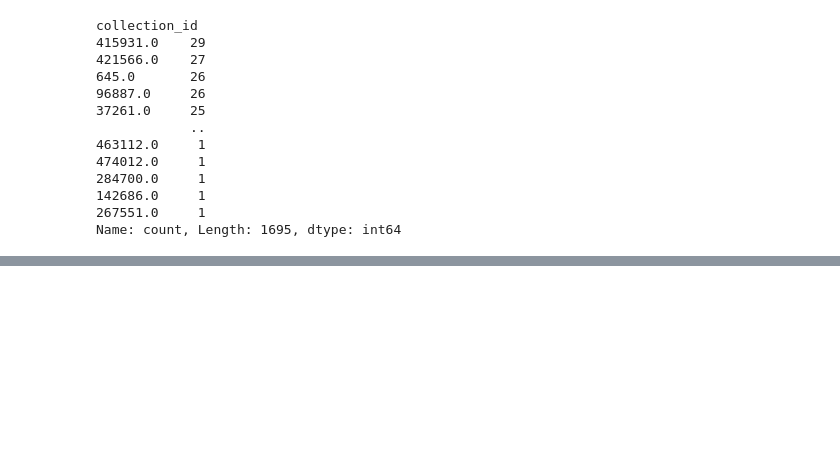
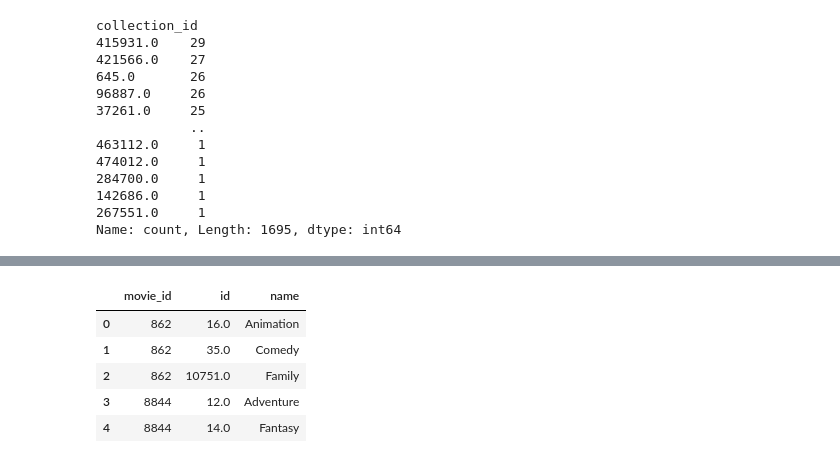
Before and after one commit to FranciscoHugoLezik/MLOps_Movies, a Jupyter notebook: notebooks/ETL.ipynb, the cells around one changed output, grey strips where cells are left out. Drawn from its saved outputs; the diff is of its cells as text; code cells hidden in the pictures; blank space fills up the shorter version.

Commit message:
Se agrega la extracción y transformación de la columna genres en el dataset movies, incluyendo desanidado y renombrado de columnas.

```diff
--- a/notebooks/ETL.ipynb
+++ b/notebooks/ETL.ipynb
@@ -196,0 +199,2 @@ Name: count, Length: 1695, dtype: int64
+# %%
+genres = movies_df[['id', 'genres']].copy()
@@ -196,0 +222,6 @@ Name: count, Length: 1695, dtype: int64
+# %%
+genres.rename(
+    columns={
+        'id': 'movie_id'
+    },
+    inplace=True)
@@ -196,0 +237,17 @@ Name: count, Length: 1695, dtype: int64
+# %%
+genres['genres'] = genres['genres'].apply(lambda x: ast.literal_eval(str(x)) if isinstance(x, str) and pd.notna(x) else x)
+
+exploded = genres.explode('genres')
+
+new_columns = pd.json_normalize(exploded['genres'])
+
+genres = exploded.drop(columns=['genres']).reset_index(drop=True).join(new_columns)
+# %%
+genres.head(5)
+# %% [output]
+|  | movie_id | id | name |
+| 0 | 862 | 16.0 | Animation |
+| 1 | 862 | 35.0 | Comedy |
+| 2 | 862 | 10751.0 | Family |
+| 3 | 8844 | 12.0 | Adventure |
+| 4 | 8844 | 14.0 | Fantasy |
```
Also changed, not shown: parts of 8 cells of this notebook.
